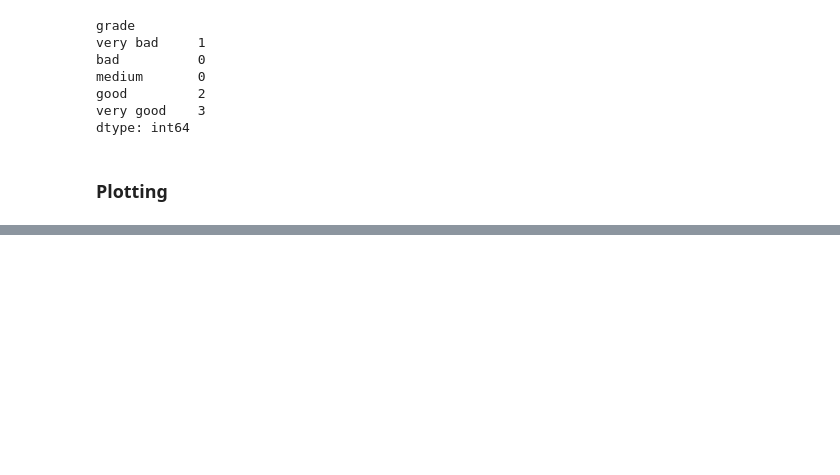
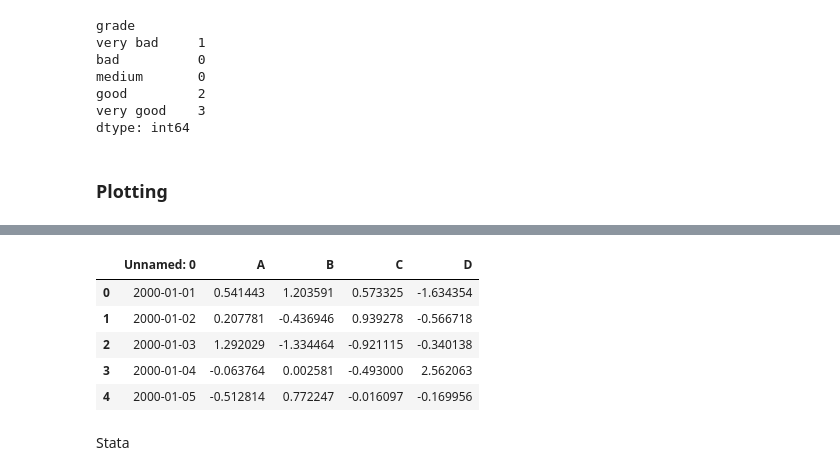
Before and after one commit to jindong66/notes-python, a Jupyter notebook: 12-pandas/12.01-ten-minutes-to-pandas.ipynb, the cells around one changed output, grey strips where cells are left out. Drawn from its saved outputs; the diff is of its cells as text; code cells hidden in the pictures; blank space fills up the shorter version.

```diff
--- a/12-pandas/12.01-ten-minutes-to-pandas.ipynb
+++ b/12-pandas/12.01-ten-minutes-to-pandas.ipynb
@@ -853,0 +873,11 @@ p = plt.legend(loc="best")
+# %%
+pd.read_excel('foo.xlsx', 'Sheet1', index_col=None, na_values=['NA']).head()
+# %% [output]
+|  | Unnamed: 0 | A | B | C | D |
+| 0 | 2000-01-01 | 0.541443 | 1.203591 | 0.573325 | -1.634354 |
+| 1 | 2000-01-02 | 0.207781 | -0.436946 | 0.939278 | -0.566718 |
+| 2 | 2000-01-03 | 1.292029 | -1.334464 | -0.921115 | -0.340138 |
+| 3 | 2000-01-04 | -0.063764 | 0.002581 | -0.493000 | 2.562063 |
+| 4 | 2000-01-05 | -0.512814 | 0.772247 | -0.016097 | -0.169956 |
+# %% [markdown]
+Stata
```
Also changed, not shown: parts of 15 cells of this notebook.
